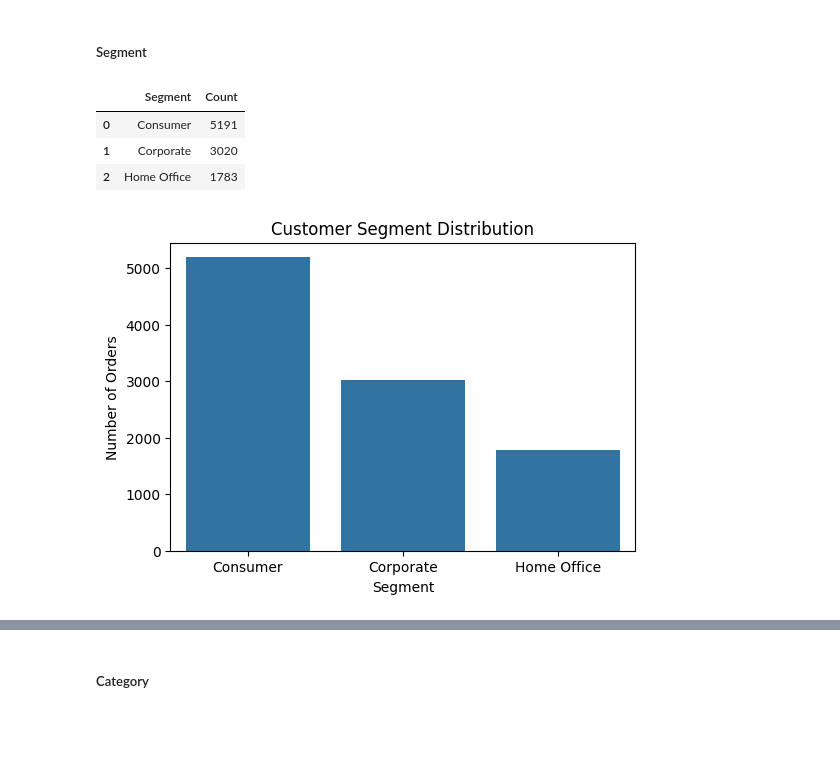
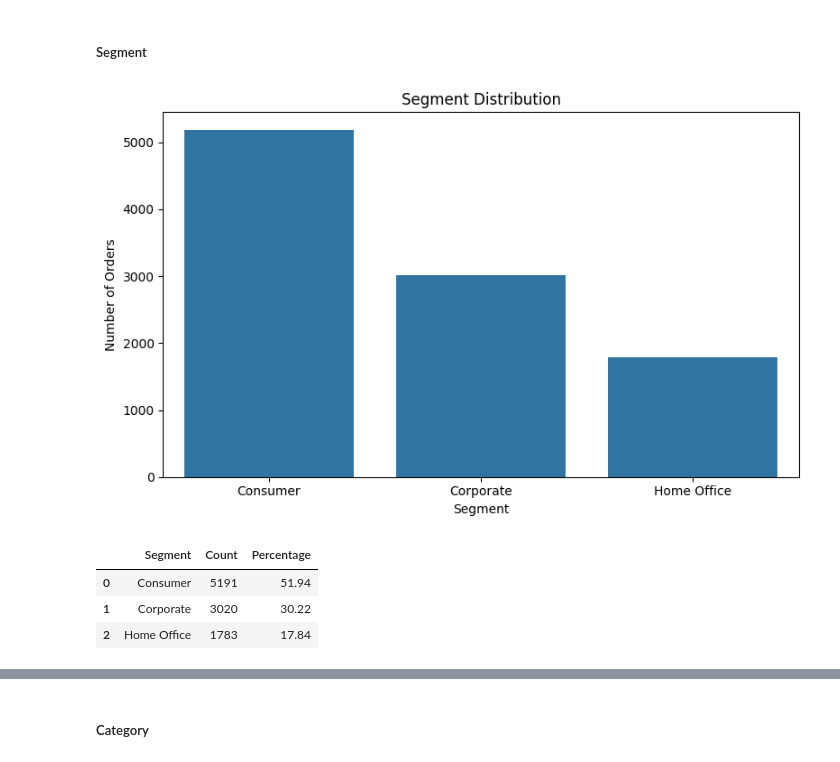
Before and after one commit to Li374/dap1_superstore_sales, a Jupyter notebook: notebooks/03_eda.ipynb, the cells around one changed output, grey strips where cells are left out. Drawn from its saved outputs; the diff is of its cells as text; code cells hidden in the pictures; blank space fills up the shorter version.

```diff
--- a/notebooks/03_eda.ipynb
+++ b/notebooks/03_eda.ipynb
@@ -152,36 +153,17 @@ sns.boxplot(x=df["Quantity"])
 #### 5.1 Frequency Distribution
 # %% [markdown]
 ##### Segment
-# %%
-# Frequency Table
-segment_counts = (
-    df["Segment"]
-    .value_counts()
-    .rename_axis("Segment")
-    .reset_index(name="Count")
-)
-
-segment_counts
-# %% [output]
-|  | Segment | Count |
-| 0 | Consumer | 5191 |
-| 1 | Corporate | 3020 |
-| 2 | Home Office | 1783 |
-# %%
-# Bar Chart
-plt.figure(figsize=(6,4))
-
-sns.barplot(
-    data=segment_counts,
-    x="Segment",
-    y="Count"
-)
-
-plt.title("Customer Segment Distribution")
-plt.xlabel("Segment")
-plt.ylabel("Number of Orders")
-
-plt.show()
-# %% [output]
-[figure, removed]
+# %%
+segment_summary = plot_frequency_distribution(
+    df,
+    "Segment"
+)
+
+segment_summary
+# %% [output]
+[figure, added]
+|  | Segment | Count | Percentage |
+| 0 | Consumer | 5191 | 51.94 |
+| 1 | Corporate | 3020 | 30.22 |
+| 2 | Home Office | 1783 | 17.84 |
 # %% [markdown]
```
Also changed, not shown: parts of 18 cells of this notebook.
